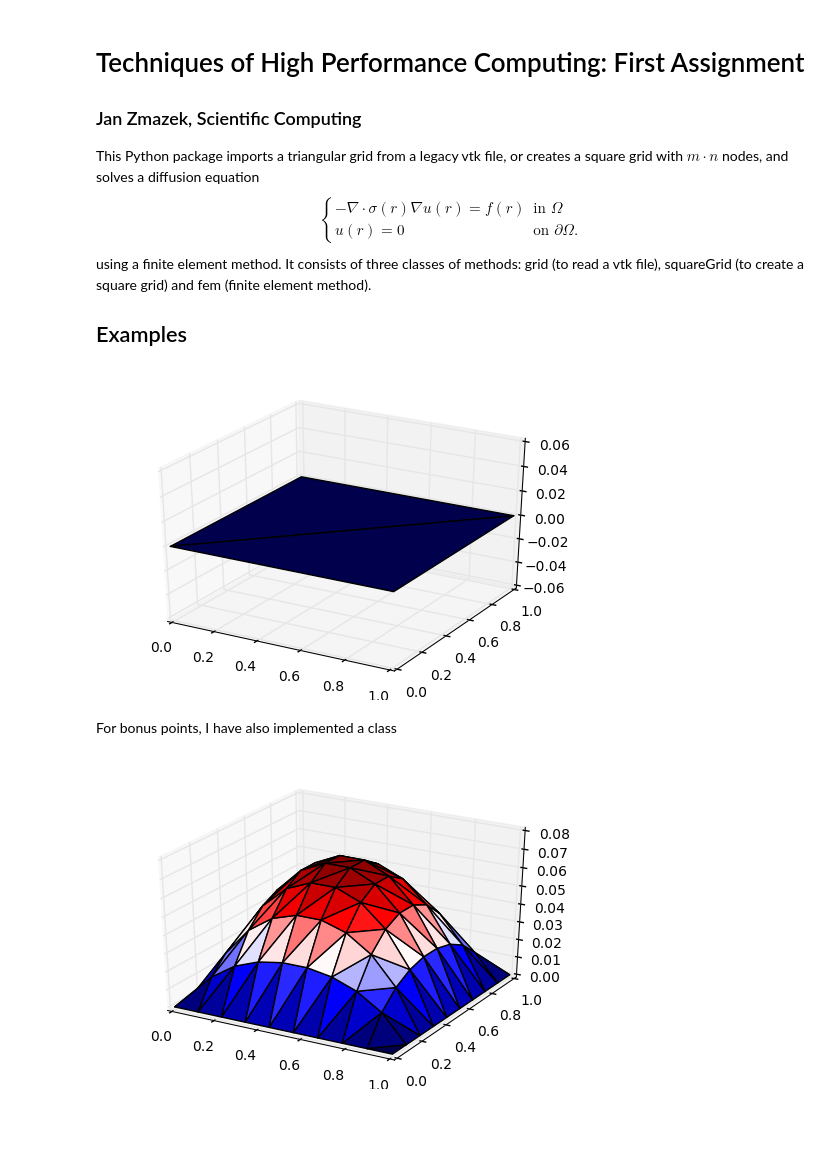
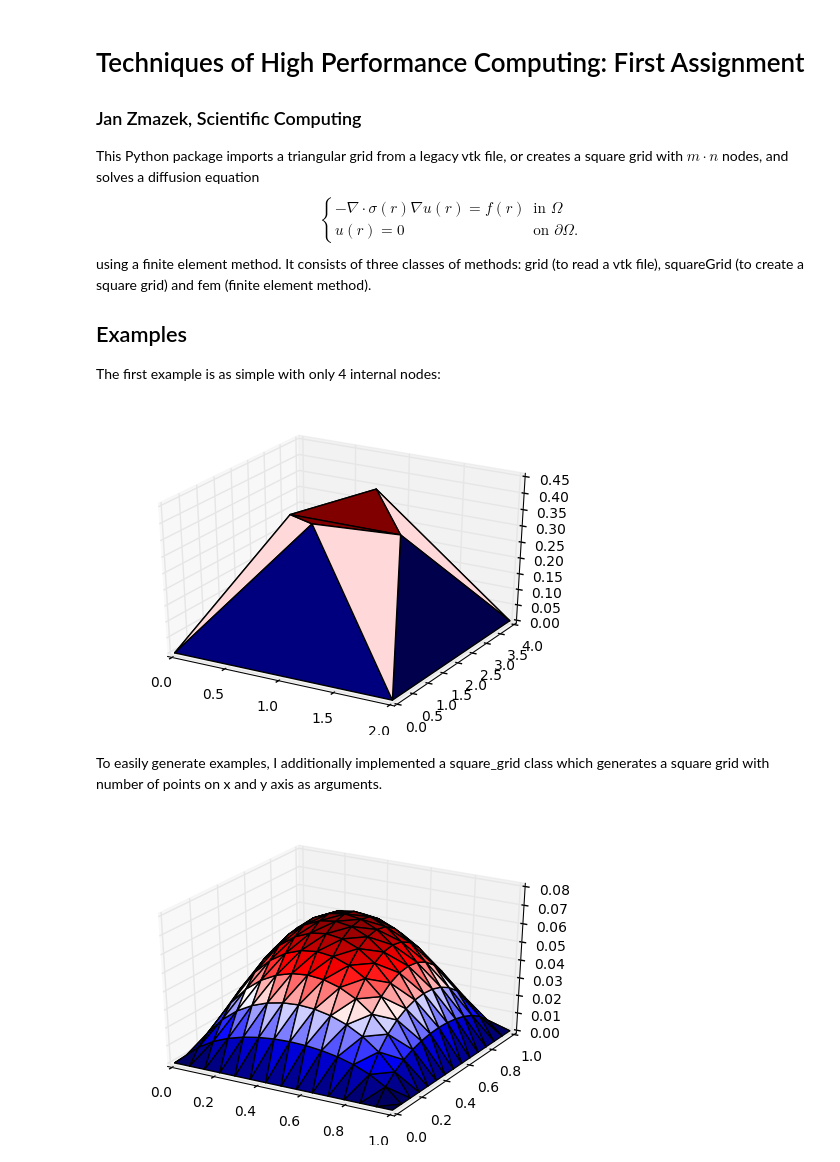
Before and after one commit to FoRomik/Diffusion, a Jupyter notebook: solution.ipynb, the cells around one changed output. Saved outputs shown, nothing was run; the diff lists cells and outputs as text; code cells hidden in the pictures; blank space fills up the shorter version.

```diff
--- a/solution.ipynb
+++ b/solution.ipynb
@@ -10,25 +10,24 @@ using a finite element method. It consists of three classes of methods: grid (to
 
 
 ## Examples
+The first example is as simple with only 4 internal nodes:
 # %%
 from main import solve
 
-def f(x,y):
-    return 1
+def f(x,y): return 1
 
-def sigma(x,y):
-    return 1
+def sigma(x,y): return 1
 
 solve("example.vtk", sigma, f)
 # %% [output]
-[figure, old version]
+[figure, new version]
-# %% [markdown]
-For bonus points, I have also implemented a class
+# %% [markdown]
+To easily generate examples, I additionally implemented a square_grid class which generates a square grid with number of points on x and y axis as arguments.
 # %%
 from main import solve_square
-solve_square(10, 10, sigma, f)
+solve_square(15, 15, sigma, f)
 # %% [output]
-[figure, old version]
+[figure, new version]
 # %%
 from source.squareGrid import SquareGrid
 import numpy as np
```
Also changed, not shown: parts of 4 cells of this notebook, 5 other files.
